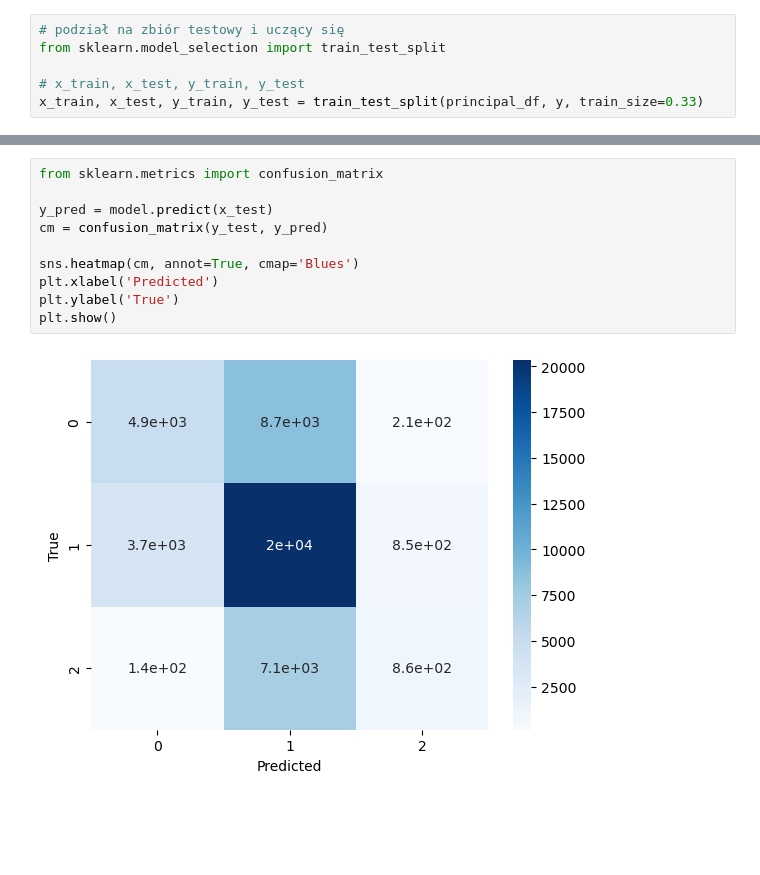
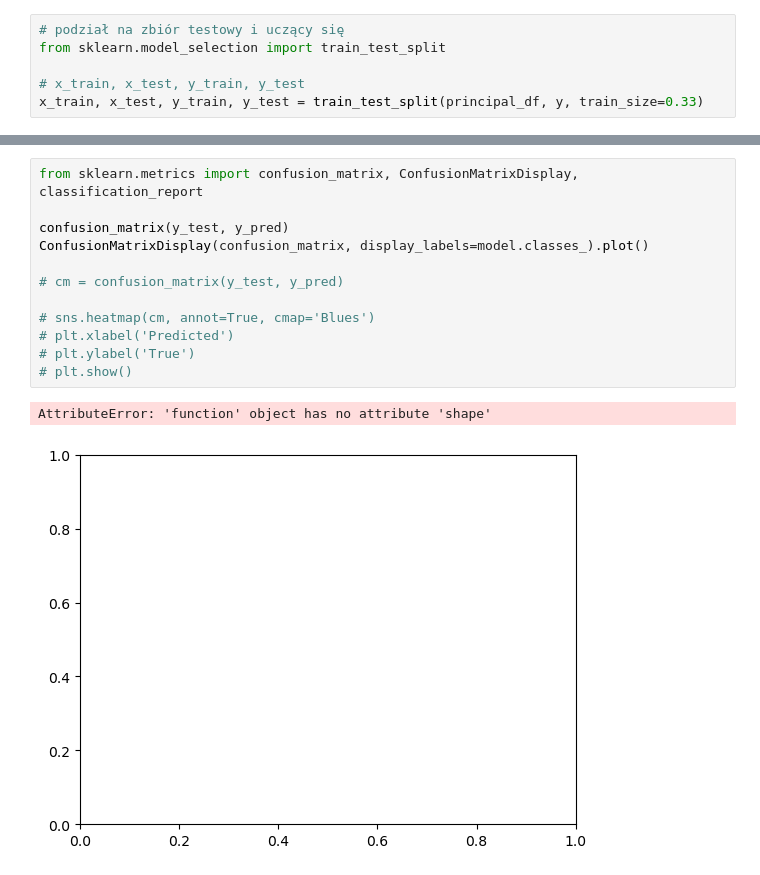
Before and after one commit to janki3l/mlbasics, a Jupyter notebook: LogReg.ipynb, the cells around one changed output, grey strips where cells are left out. Drawn from its saved outputs; the diff is of its cells as text; blank space fills up the shorter version.

```diff
--- a/LogReg.ipynb
+++ b/LogReg.ipynb
@@ -79,12 +89,15 @@ Dokładność modelu wynosi:  0.5579894428653859
 # %%
-from sklearn.metrics import confusion_matrix
+from sklearn.metrics import confusion_matrix, ConfusionMatrixDisplay, classification_report
 
-y_pred = model.predict(x_test)
-cm = confusion_matrix(y_test, y_pred)
+confusion_matrix(y_test, y_pred)
+ConfusionMatrixDisplay(confusion_matrix, display_labels=model.classes_).plot()
 
-sns.heatmap(cm, annot=True, cmap='Blues')
-plt.xlabel('Predicted')
-plt.ylabel('True')
-plt.show()
+# cm = confusion_matrix(y_test, y_pred)
+
+# sns.heatmap(cm, annot=True, cmap='Blues')
+# plt.xlabel('Predicted')
+# plt.ylabel('True')
+# plt.show()
 # %% [output]
+AttributeError: 'function' object has no attribute 'shape'
-[figure, old version]
+[figure, new version]
```
Also changed, not shown: parts of 1 cell of this notebook.
